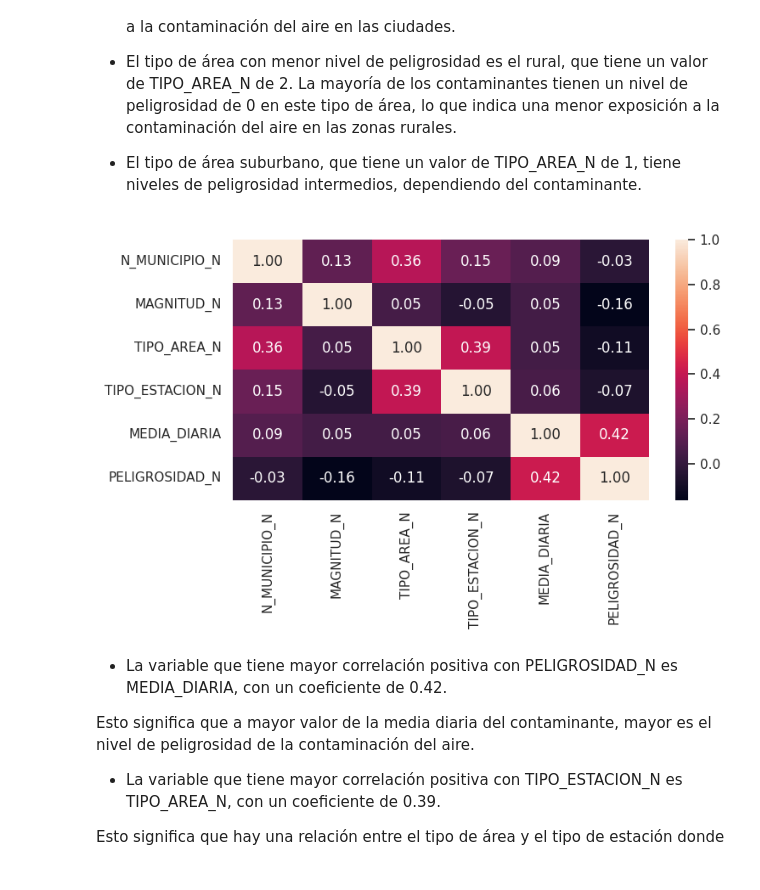
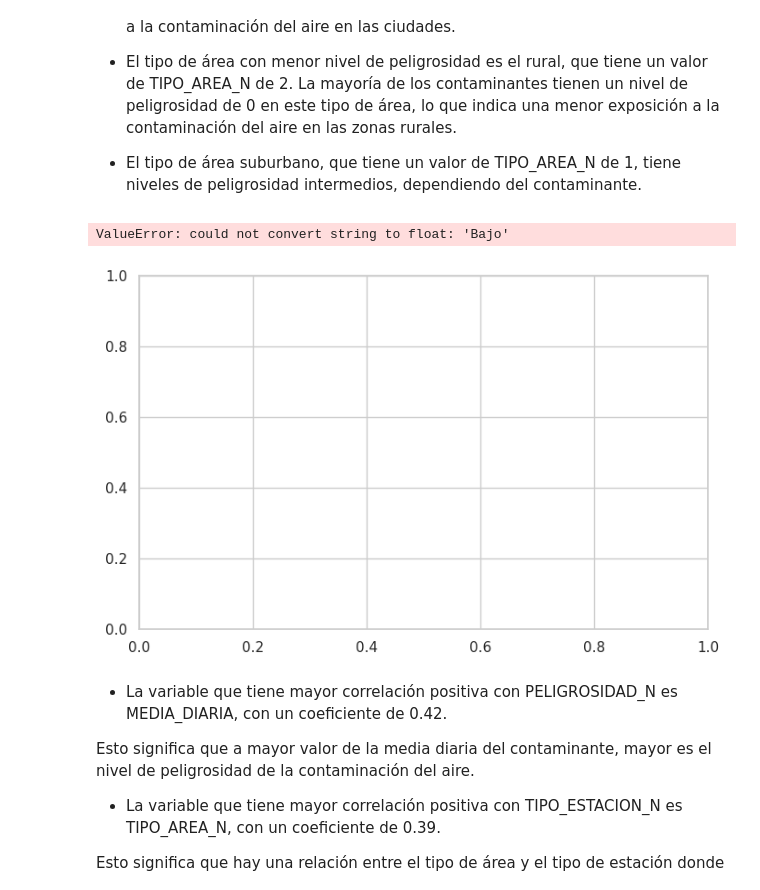
Before and after one commit to Pilizmt/Final-project-air-quality, a Jupyter notebook: notebooks/EDA_madrid.ipynb, the cells around one changed output. Drawn from its saved outputs; the diff is of its cells as text; code cells hidden in the pictures.

```diff
--- a/notebooks/EDA_madrid.ipynb
+++ b/notebooks/EDA_madrid.ipynb
@@ -210,7 +208,7 @@ Index(['N_MUNICIPIO', 'MAGNITUD', 'TIPO_AREA', 'TIPO_ESTACION', 'LATITUD',
       dtype='object')
 # %%
 # Lista de columnas que quieres factorizar
-factorize_col = ['N_MUNICIPIO', 'MAGNITUD', 'TIPO_AREA', 'TIPO_ESTACION', 'PELIGROSIDAD']
+factorize_col = ['N_MUNICIPIO', 'MAGNITUD', 'TIPO_AREA', 'TIPO_ESTACION']
 
 # Diccionario para guardar las correspondencias para cada columna
 correspondencias = {}
@@ -337,12 +335,13 @@ It is observed that the danger of air pollution varies depending on the type of
 # %%
 # Correlation map
 fig, axis = plt.subplots(figsize = (8, 5))
-sns.heatmap(madrid_df[['N_MUNICIPIO_N', 'MAGNITUD_N', 'TIPO_AREA_N', 'TIPO_ESTACION_N', 'MEDIA_DIARIA', 'PELIGROSIDAD_N']].corr(), annot = True, fmt = ".2f")
+sns.heatmap(madrid_df[['N_MUNICIPIO_N', 'MAGNITUD_N', 'TIPO_AREA_N', 'TIPO_ESTACION_N', 'MEDIA_DIARIA', 'PELIGROSIDAD']].corr(), annot = True, fmt = ".2f")
 
 plt.tight_layout()
 plt.show()
 # %% [output]
+ValueError: could not convert string to float: 'Bajo'
-[figure, old version]
+[figure, new version]
 # %% [markdown]
 - La variable que tiene mayor correlación positiva con PELIGROSIDAD_N es MEDIA_DIARIA, con un coeficiente de 0.42.
 
```
Also changed, not shown: parts of 16 cells of this notebook, 10 other files.
